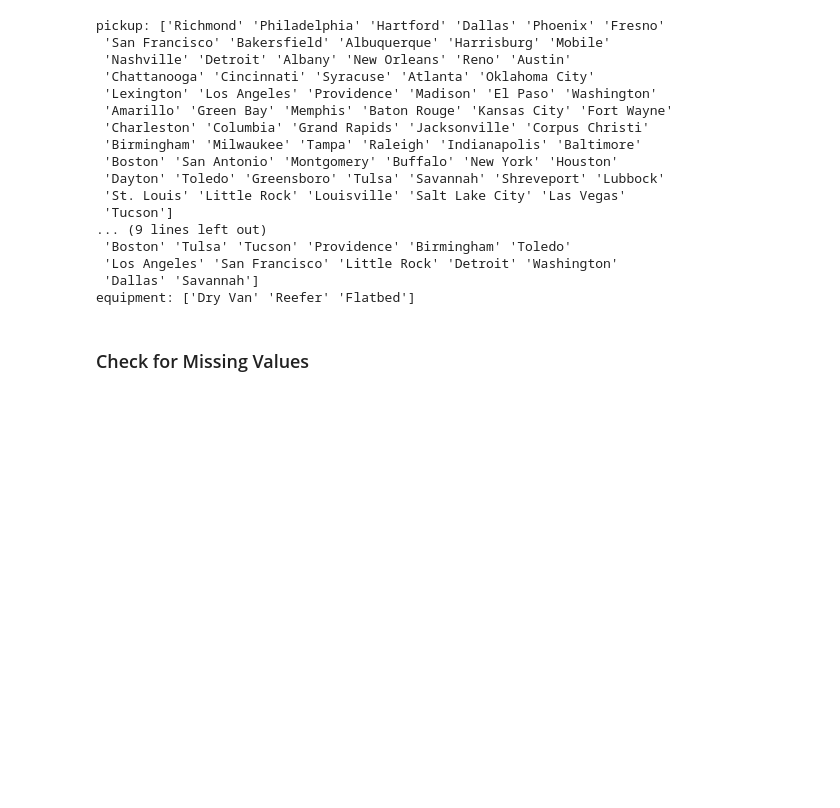
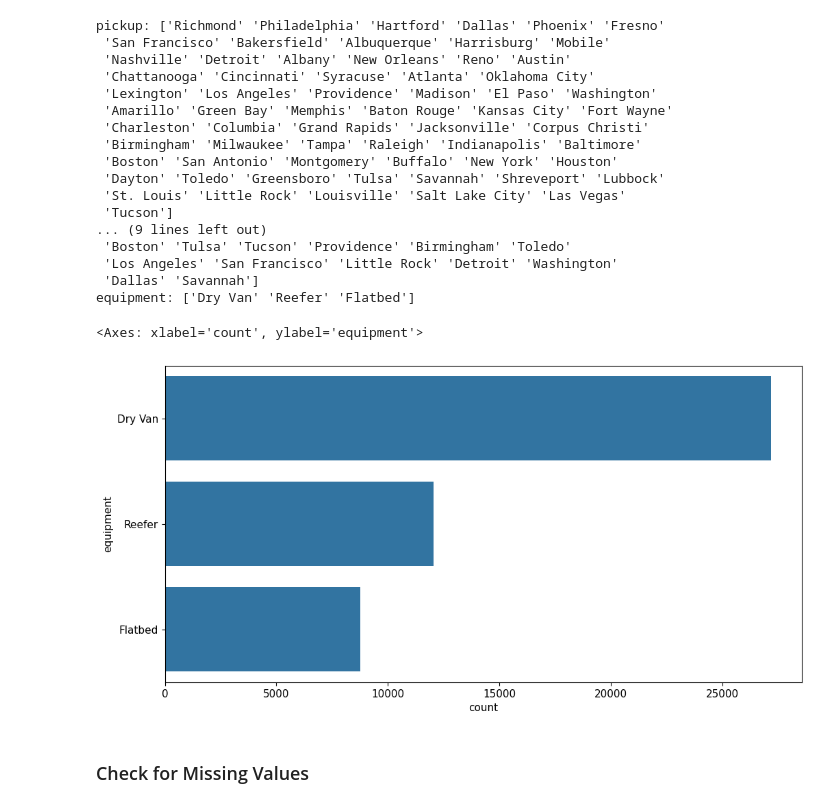
Before and after one commit to Krdhirendra/frieght_rate_prediction, a Jupyter notebook: freight_rate_prediction.ipynb, the cells around one changed output. Saved outputs shown, nothing was run; the diff lists cells and outputs as text; code cells hidden in the pictures; blank space fills up the shorter version.

```diff
--- a/freight_rate_prediction.ipynb
+++ b/freight_rate_prediction.ipynb
@@ -59,0 +64,11 @@ dec_df.head()
+# %%
+train_df['date'] = pd.to_datetime(train_df['date'])
+val_df['date'] = pd.to_datetime(val_df['date'])
+dec_df['date'] = pd.to_datetime(dec_df['date'])
+
+print('Training Date Range :', train_df['date'].min().date(), 'to', train_df['date'].max().date())
+print('Validation Date Range:', val_df['date'].min().date(), 'to', val_df['date'].max().date())
+print('December Date Range  :', dec_df['date'].min().date(), 'to', dec_df['date'].max().date())
+print()
+print('Training rows   :', len(train_df))
+print('Validation rows :', len(val_df))
@@ -83,6 +110,11 @@ pickup: ['Richmond' 'Philadelphia' 'Hartford' 'Dallas' 'Phoenix' 'Fresno'
  'Los Angeles' 'San Francisco' 'Little Rock' 'Detroit' 'Washington'
  'Dallas' 'Savannah']
 equipment: ['Dry Van' 'Reefer' 'Flatbed']
+# %%
+sns.countplot(train_df['equipment'])
+# %% [output]
+<Axes: xlabel='count', ylabel='equipment'>
+[figure, added]
 # %% [markdown]
 ### Check for Missing Values
 # %%
```
Also changed, not shown: parts of 41 cells of this notebook, 5 other files.
